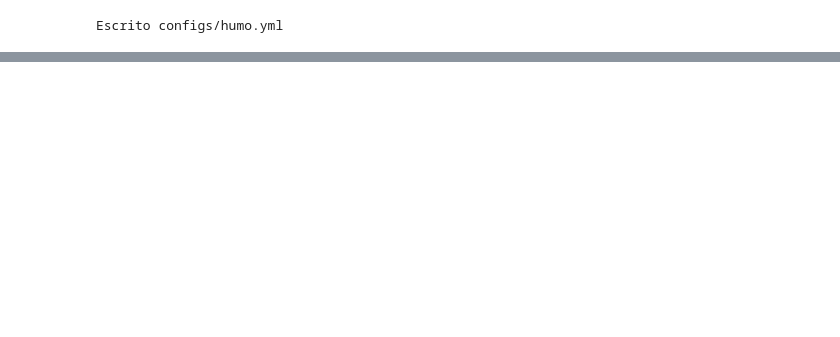
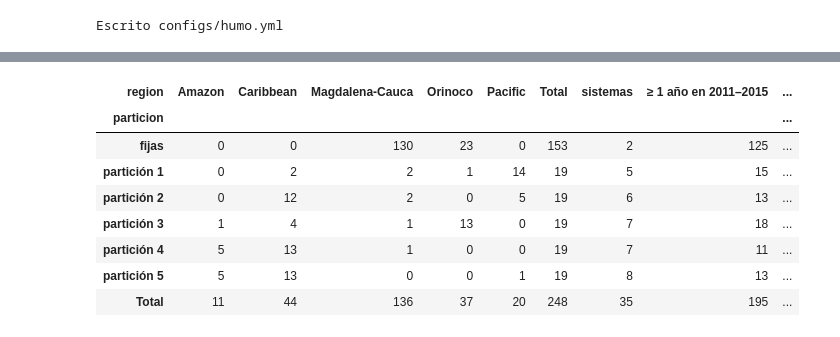
Before and after one commit to leodie1615/Proyecto-final-ADL, a Jupyter notebook: proyecto-final-modelado.ipynb, the cells around one changed output, grey strips where cells are left out. Cells and saved outputs as stored; diff of their text form; code cells hidden in the pictures; blank space fills up the shorter version.

```diff
--- a/proyecto-final-modelado.ipynb
+++ b/proyecto-final-modelado.ipynb
@@ -368,0 +621,16 @@ GPU: NVIDIA GeForce RTX 2060 with Max-Q Design
+# %%
+n_sistemas, etiqueta = connected_components(dentro | dentro.T, directed=False)
+cuenca_sistema = pd.DataFrame({"gauge_id": cuencas, "componente": etiqueta}).merge(resumen[["gauge_id", "region"]])
+
+# numeración de mayor a menor (a igual tamaño, por región)
+tamanos = (cuenca_sistema.groupby("componente")
+           .agg(cuencas=("gauge_id", "size"), region=("region", lambda r: r.mode()[0]), regiones=("region", "nunique"))
+           .sort_values(["cuencas", "region"], ascending=[False, True]))
+tamanos["sistema"] = range(1, len(tamanos) + 1)
+cuenca_sistema["sistema"] = cuenca_sistema["componente"].map(tamanos["sistema"])
+sistemas = tamanos.set_index("sistema")
+assert (sistemas["regiones"] == 1).all(), "Hay un sistema de ríos repartido en dos regiones"
+
+print(f"{n_sistemas} sistemas de ríos; {(sistemas['cuencas'] == 1).sum()} son cuencas aisladas (sin otra anidada)")
+print("Cuencas por sistema:", sistemas["cuencas"].value_counts().sort_index(ascending=False).to_dict())
+sistemas.head(8)[["region", "cuencas"]]
@@ -368,0 +661,54 @@ GPU: NVIDIA GeForce RTX 2060 with Max-Q Design
+# %%
+N_PARTICIONES = 5
+SISTEMAS_FIJOS = [1, 2]
+assert sistemas.loc[SISTEMAS_FIJOS, "region"].tolist() == ["Magdalena-Cauca", "Orinoco"]
+
+particion_de = {s: 0 for s in SISTEMAS_FIJOS}            # 0 = siempre en entrenamiento
+cuentas = {k: 0 for k in range(1, N_PARTICIONES + 1)}     # cuencas por partición
+cuentas_region = {}                                       # (partición, región) -> cuencas
+for s, fila in sistemas.drop(SISTEMAS_FIJOS).iterrows():  # de mayor a menor
+    k = min(cuentas, key=lambda k: (cuentas[k], cuentas_region.get((k, fila["region"]), 0), k))
+    particion_de[s] = k
+    cuentas[k] += fila["cuencas"]
+    cuentas_region[(k, fila["region"])] = cuentas_region.get((k, fila["region"]), 0) + fila["cuencas"]
+cuenca_sistema["particion"] = cuenca_sistema["sistema"].map(particion_de)
+
+def escribir_lista(nombre, ids):
+    (DIR_CUENCAS / nombre).write_text("\n".join(ids) + "\n")
+
+
+posicion = {g: i for i, g in enumerate(cuencas)}
+fijas = cuenca_sistema.loc[cuenca_sistema["particion"] == 0, "gauge_id"].tolist()
+fijas_validacion = [g for g in fijas if g in set(validan)]
+escribir_lista("fijas.txt", fijas)
+escribir_lista("fijas_validacion.txt", fijas_validacion)
+validan_por_particion = {}
+for k in range(1, N_PARTICIONES + 1):
+    prueba = cuenca_sistema.loc[cuenca_sistema["particion"] == k, "gauge_id"].tolist()
+    entrenamiento = cuenca_sistema.loc[cuenca_sistema["particion"] != k, "gauge_id"].tolist()
+    p, e = [posicion[g] for g in prueba], [posicion[g] for g in entrenamiento]
+    assert not (dentro[np.ix_(p, e)].any() or dentro[np.ix_(e, p)].any()), f"Partición {k}: hay un par anidado repartido"
+    constantes = atributos_modelo.loc[entrenamiento].std().pipe(lambda d: d[d == 0].index.tolist())
+    assert not constantes, f"Partición {k}: atributos constantes en entrenamiento {constantes}"
+    assert dias_evaluables.loc[prueba].sum(axis=1).min() >= MIN_DIAS_EVALUACION, f"Partición {k}: retenida sin datos"
+    validan_por_particion[k] = [g for g in entrenamiento if g in set(validan)]
+    escribir_lista(f"particion_{k}_prueba.txt", prueba)
+    escribir_lista(f"particion_{k}_entrenamiento.txt", entrenamiento)
+    escribir_lista(f"particion_{k}_validacion.txt", validan_por_particion[k])
+assert not atributos_modelo.loc[fijas].std().eq(0).any(), "Atributos constantes en las cuencas fijas"
+cuenca_sistema[["gauge_id", "region", "sistema", "particion"]].to_csv(DIR_CUENCAS / "particiones.csv", index=False)
+
+etiqueta_particion = cuenca_sistema["particion"].map(lambda k: "fijas" if k == 0 else f"partición {k}")
+anio_validacion = cuenca_sistema["gauge_id"].map(dias_evaluables["validation"]) >= MIN_DIAS_EVALUACION
+anio_prueba = cuenca_sistema["gauge_id"].map(dias_evaluables["test"]) >= MIN_DIAS_EVALUACION
+tabla = pd.crosstab(etiqueta_particion, cuenca_sistema["region"], margins=True, margins_name="Total")
+tabla["sistemas"] = cuenca_sistema.groupby(etiqueta_particion)["sistema"].nunique()
+tabla["≥ 1 año en 2011–2015"] = anio_validacion.groupby(etiqueta_particion).sum()
+tabla["≥ 1 año en 2016–2022"] = anio_prueba.groupby(etiqueta_particion).sum()
+tabla.loc["Total", ["sistemas", "≥ 1 año en 2011–2015", "≥ 1 año en 2016–2022"]] = [
+    n_sistemas, anio_validacion.sum(), anio_prueba.sum()]
+print("Escritas fijas.txt, fijas_validacion.txt, particion_k_{prueba,entrenamiento,validacion}.txt (k = 1 a 5) y particiones.csv")
+print(f"Cuencas que validan: {len(fijas_validacion)} de las fijas; en las particiones, "
+      f"{min(map(len, validan_por_particion.values()))} a {max(map(len, validan_por_particion.values()))}")
+tabla.astype(int)
+# %% [output]
@@ -368,0 +717,9 @@ GPU: NVIDIA GeForce RTX 2060 with Max-Q Design
+| region | Amazon | Caribbean | Magdalena-Cauca | Orinoco | Pacific | Total | sistemas | ≥ 1 año en 2011–2015 | ... |
+| particion |  |  |  |  |  |  |  |  | ... |
+| fijas | 0 | 0 | 130 | 23 | 0 | 153 | 2 | 125 | ... |
+| partición 1 | 0 | 2 | 2 | 1 | 14 | 19 | 5 | 15 | ... |
+| partición 2 | 0 | 12 | 2 | 0 | 5 | 19 | 6 | 13 | ... |
+| partición 3 | 1 | 4 | 1 | 13 | 0 | 19 | 7 | 18 | ... |
+| partición 4 | 5 | 13 | 1 | 0 | 0 | 19 | 7 | 11 | ... |
+| partición 5 | 5 | 13 | 0 | 0 | 1 | 19 | 8 | 13 | ... |
+| Total | 11 | 44 | 136 | 37 | 20 | 248 | 35 | 195 | ... |
```
Also changed, not shown: parts of 54 cells of this notebook, 1 other file.
